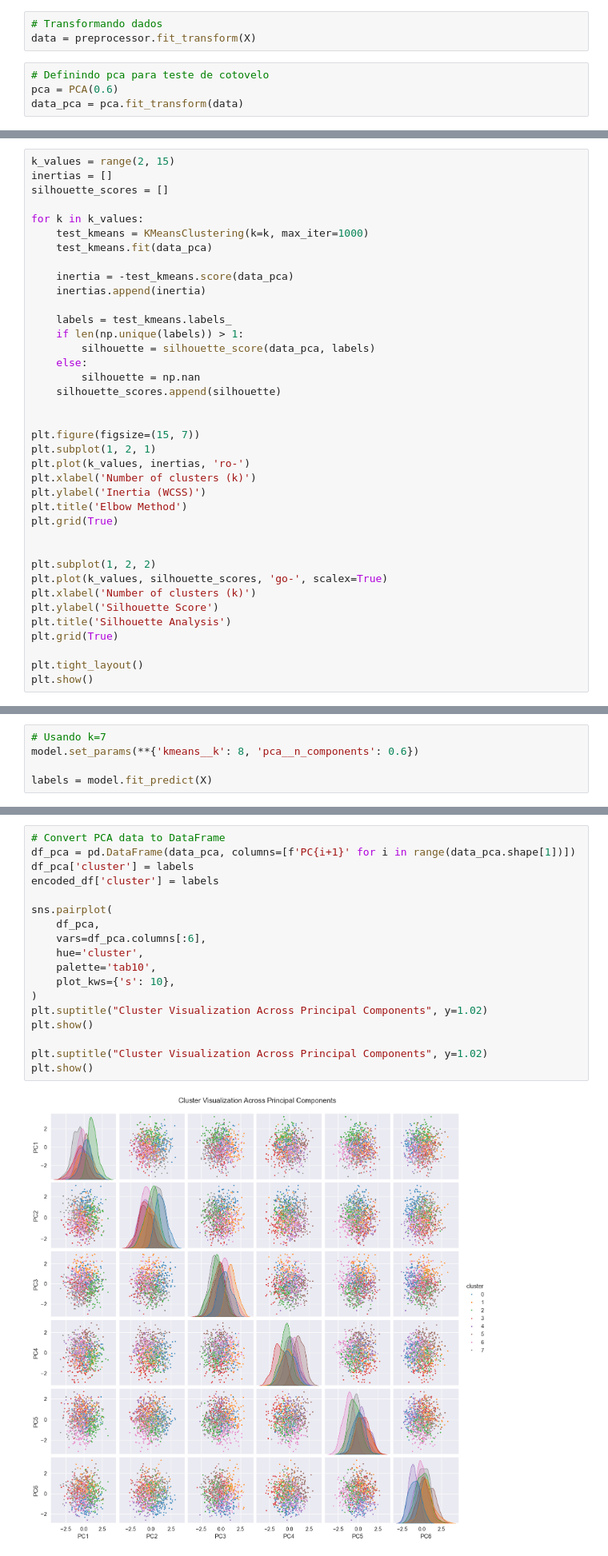
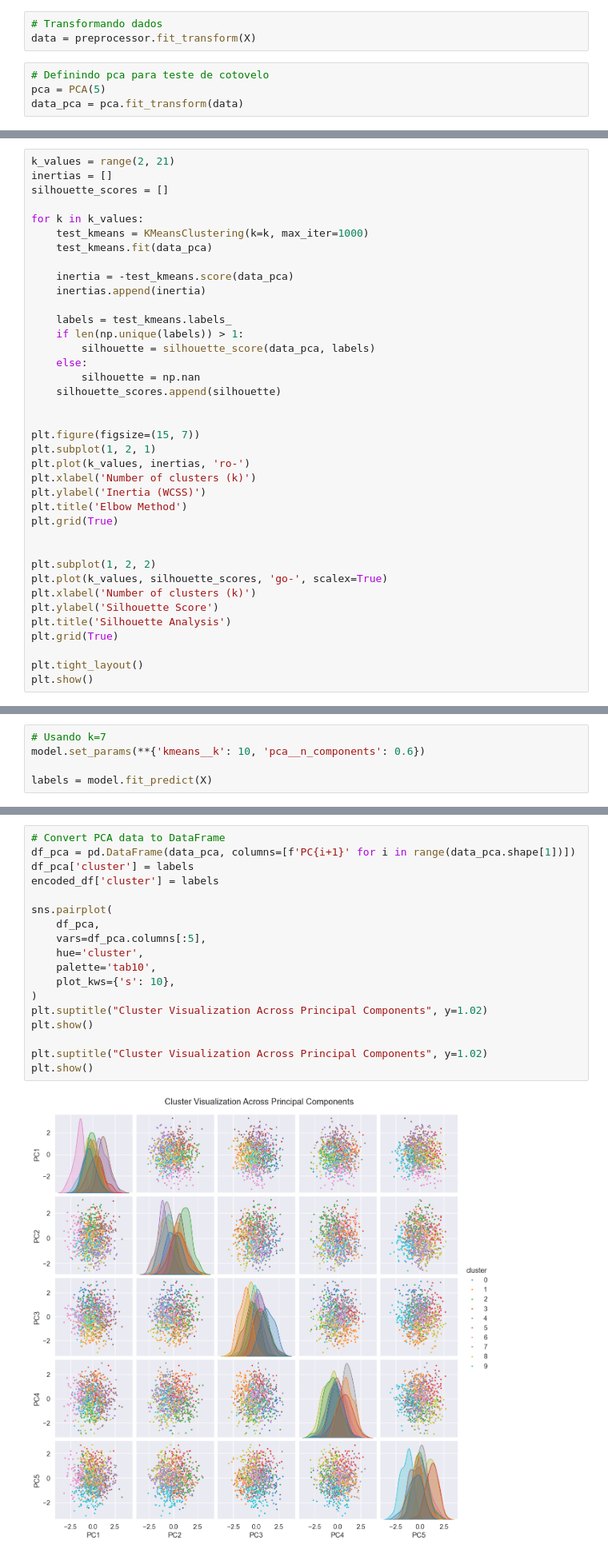
Before and after one commit to figredos/cis-trainee, a Jupyter notebook: 2-clusterizacao/notebooks/clusterizacao.ipynb, the cells around one changed output, grey strips where cells are left out. Shown at 80% size. Cells and saved outputs as stored; diff of their text form.

```diff
--- a/2-clusterizacao/notebooks/clusterizacao.ipynb
+++ b/2-clusterizacao/notebooks/clusterizacao.ipynb
@@ -673,6 +655,6 @@ model = Pipeline(
 data = preprocessor.fit_transform(X)
 # %%
 # Definindo pca para teste de cotovelo
-pca = PCA(0.6)
+pca = PCA(5)
 data_pca = pca.fit_transform(data)
 # %%
@@ -694,5 +669,5 @@ pd.DataFrame(data_pca)
 # %%
-k_values = range(2, 15)
+k_values = range(2, 21)
 inertias = []
 silhouette_scores = []
 
@@ -734,5 +709,5 @@ plt.show()
 # %%
 # Usando k=7
-model.set_params(**{'kmeans__k': 8, 'pca__n_components': 0.6})
+model.set_params(**{'kmeans__k': 10, 'pca__n_components': 0.6})
 
 labels = model.fit_predict(X)
@@ -744,23 +732,23 @@ labels = model.fit_predict(X)
 # %%
 # Convert PCA data to DataFrame
 df_pca = pd.DataFrame(data_pca, columns=[f'PC{i+1}' for i in range(data_pca.shape[1])])
 df_pca['cluster'] = labels
 encoded_df['cluster'] = labels
 
 sns.pairplot(
     df_pca,
-    vars=df_pca.columns[:6],
+    vars=df_pca.columns[:5],
     hue='cluster',
     palette='tab10',
     plot_kws={'s': 10},
 )
 plt.suptitle("Cluster Visualization Across Principal Components", y=1.02)
 plt.show()
 
 plt.suptitle("Cluster Visualization Across Principal Components", y=1.02)
 plt.show()
 # %% [output]
-[figure, old version]
+[figure, new version]
 <Figure size 640x480 with 0 Axes>
 # %%
 # Obtendo dataset groupby
```
Also changed, not shown: parts of 20 cells of this notebook.
